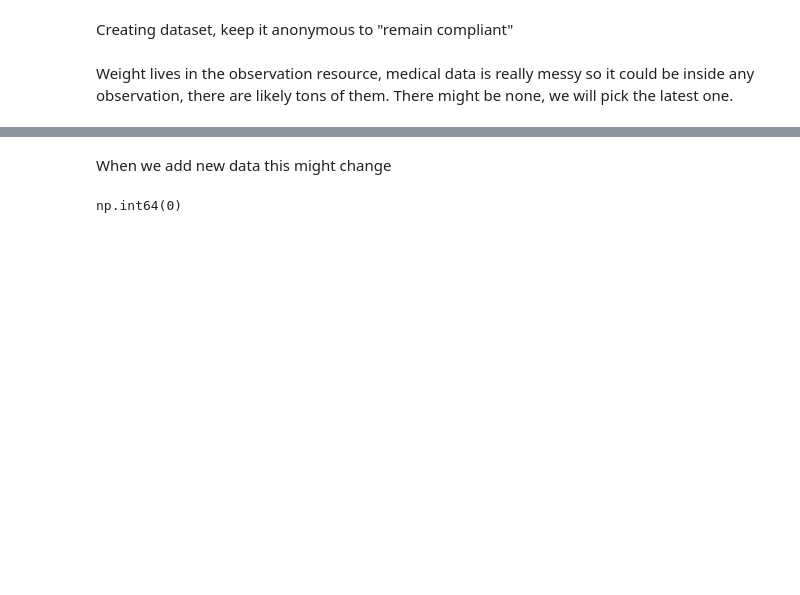
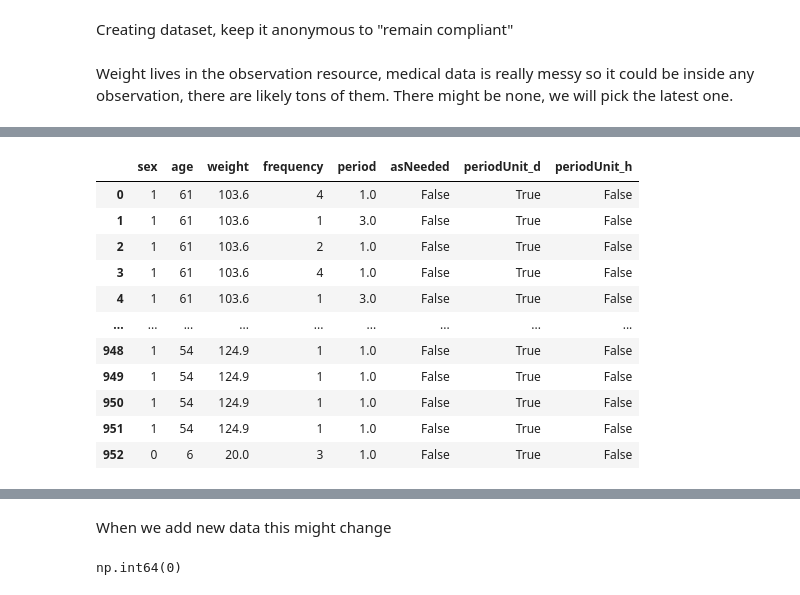
Before and after one commit to keace888/Medical-codes, a Jupyter notebook: Medical_codes.ipynb, the cells around one changed output, grey strips where cells are left out. Cells and saved outputs as stored; diff of their text form; code cells hidden in the pictures; blank space fills up the shorter version.

```diff
--- a/Medical_codes.ipynb
+++ b/Medical_codes.ipynb
@@ -152,17 +152,0 @@ get_latest_weight(json_dicts[0])
-# %%
-sex = []
-age = []
-weight = []
-for patient in json_dicts:
-  weight.append(get_latest_weight(patient))
-  patient_sex = patient['entry'][0]['resource']['gender']
-  if patient_sex == 'female':
-    sex.append(0)
-  else:
-    sex.append(1)
-  age.append(birthday_to_age(patient['entry'][0]['resource']['birthDate']))
-
-data['age'] = age
-data['sex'] = sex
-data['weight'] = weight
-data
@@ -182,0 +153,81 @@ data
+# %%
+sex_list = []
+age_list = []
+weight_list = []
+frequency_list = []
+period_list = []
+periodUnit_list = []
+asNeeded_list = []
+
+for patient_bundle in json_dicts:
+    # Extract patient demographics once per patient bundle
+    patient_resource = patient_bundle['entry'][0]['resource']
+    patient_sex = patient_resource['gender']
+    patient_age = birthday_to_age(patient_resource['birthDate'])
+    patient_weight = get_latest_weight(patient_bundle)
+
+    # Iterate through entries to find MedicationRequests
+    for entry in patient_bundle['entry']:
+        resource = entry.get('resource', {})
+        if resource.get('resourceType') == "MedicationRequest":
+            dosage_instructions = resource.get('dosageInstruction')
+
+            if dosage_instructions and len(dosage_instructions) > 0:
+                # Assuming we only care about the first dosage instruction if multiple exist
+                dosage_instruction = dosage_instructions[0]
+
+                current_frequency = None
+                current_period = None
+                current_periodUnit = None
+                current_asNeeded = dosage_instruction.get('asNeededBoolean')
+
+                timing = dosage_instruction.get('timing', {})
+                repeat = timing.get('repeat', {})
+
+                current_frequency = repeat.get('frequency')
+                current_period = repeat.get('period')
+                current_periodUnit = repeat.get('periodUnit')
+
+                # Only append if all required values are present
+                if (current_frequency is not None and
+                    current_period is not None and
+                    current_periodUnit is not None and
+                    current_asNeeded is not None):
+
+                    sex_list.append(0 if patient_sex == 'female' else 1)
+                    age_list.append(patient_age)
+                    weight_list.append(patient_weight)
+                    frequency_list.append(current_frequency)
+                    period_list.append(current_period)
+                    periodUnit_list.append(current_periodUnit)
+                    asNeeded_list.append(current_asNeeded)
+
+# Create a new DataFrame 'data' from the collected lists
+data = pd.DataFrame({
+    'sex': sex_list,
+    'age': age_list,
+    'weight': weight_list,
+    'frequency': frequency_list,
+    'period': period_list,
+    'periodUnit_raw': periodUnit_list,
+    'asNeeded': asNeeded_list
+})
+
+# Perform one-hot encoding for 'periodUnit_raw'
+periodUnit_dummies = pd.get_dummies(data['periodUnit_raw'], prefix='periodUnit')
+data = pd.concat([data.drop('periodUnit_raw', axis=1), periodUnit_dummies], axis=1)
+
+data
+# %% [output]
+|  | sex | age | weight | frequency | period | asNeeded | periodUnit_d | periodUnit_h |
+| 0 | 1 | 61 | 103.6 | 4 | 1.0 | False | True | False |
+| 1 | 1 | 61 | 103.6 | 1 | 3.0 | False | True | False |
+| 2 | 1 | 61 | 103.6 | 2 | 1.0 | False | True | False |
+| 3 | 1 | 61 | 103.6 | 4 | 1.0 | False | True | False |
+| 4 | 1 | 61 | 103.6 | 1 | 3.0 | False | True | False |
+| ... | ... | ... | ... | ... | ... | ... | ... | ... |
+| 948 | 1 | 54 | 124.9 | 1 | 1.0 | False | True | False |
+| 949 | 1 | 54 | 124.9 | 1 | 1.0 | False | True | False |
+| 950 | 1 | 54 | 124.9 | 1 | 1.0 | False | True | False |
+| 951 | 1 | 54 | 124.9 | 1 | 1.0 | False | True | False |
+| 952 | 0 | 6 | 20.0 | 3 | 1.0 | False | True | False |
```
Also changed, not shown: parts of 11 cells of this notebook.
